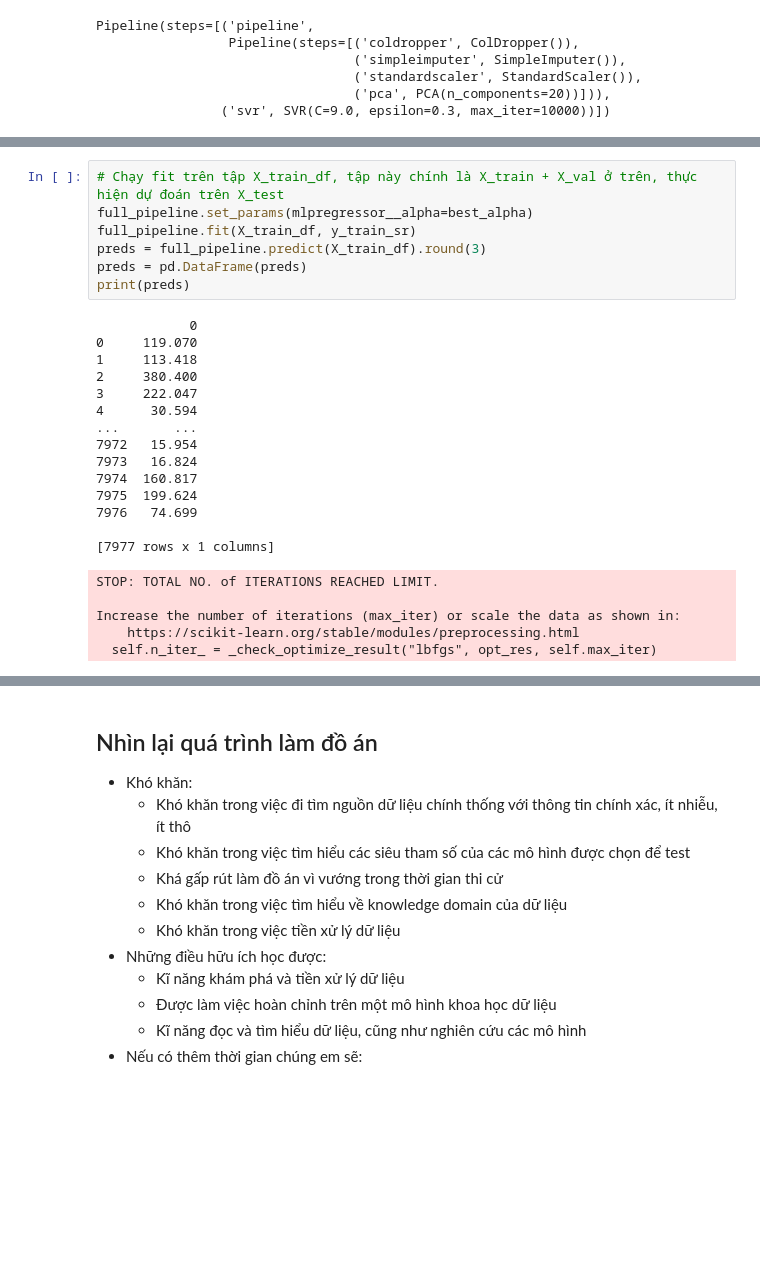
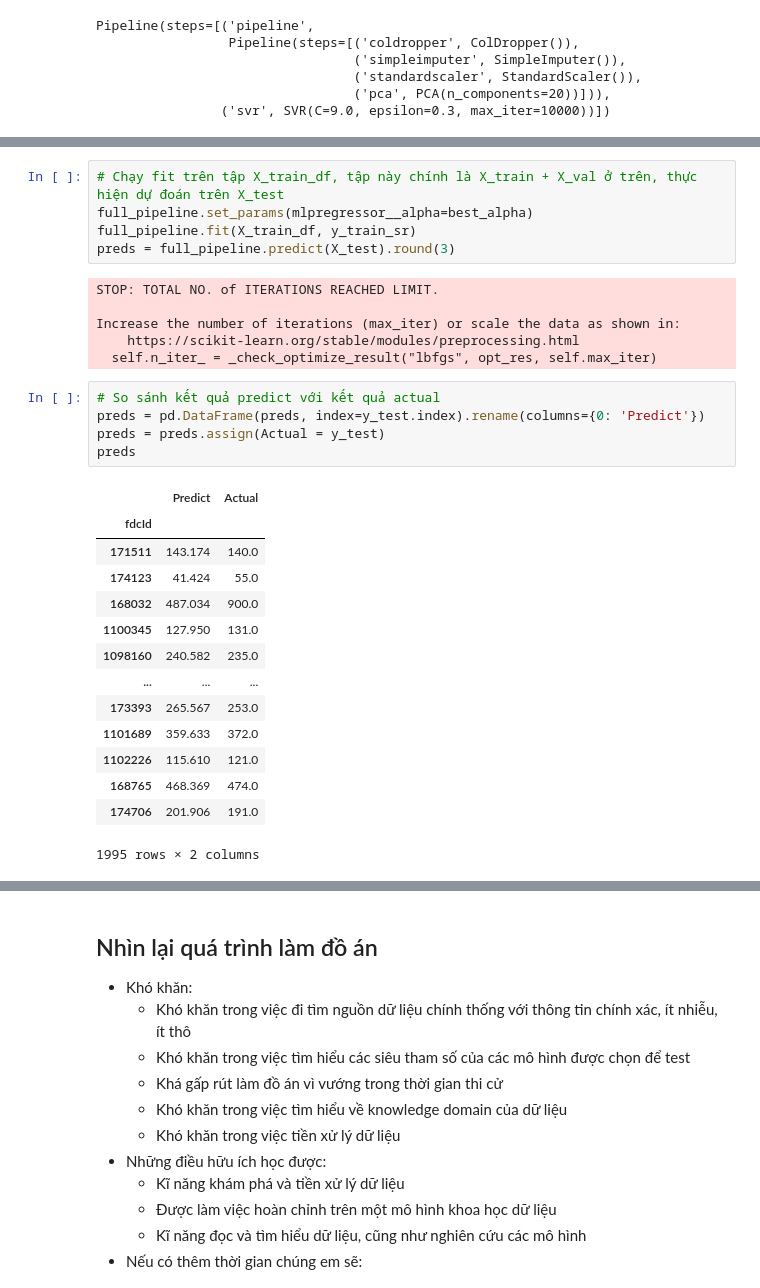
Before and after one commit to Sy-Pham/Final_DataScience_Project, a Jupyter notebook: Nutrients_Food_Analysis.ipynb, the cells around one changed output, grey strips where cells are left out. Cells and saved outputs as stored; diff of their text form; blank space fills up the shorter version.

```diff
--- a/Nutrients_Food_Analysis.ipynb
+++ b/Nutrients_Food_Analysis.ipynb
@@ -558,29 +599,33 @@ plt.title('validation errors'); plt.ylabel('alpha');
 # Chạy fit trên tập X_train_df, tập này chính là X_train + X_val ở trên, thực hiện dự đoán trên X_test
 full_pipeline.set_params(mlpregressor__alpha=best_alpha)
 full_pipeline.fit(X_train_df, y_train_sr)
-preds = full_pipeline.predict(X_train_df).round(3)
-preds = pd.DataFrame(preds)
-print(preds)
+preds = full_pipeline.predict(X_test).round(3)
 # %% [output]
-            0
-0     119.070
-1     113.418
-2     380.400
-3     222.047
-4      30.594
-...       ...
-7972   15.954
-7973   16.824
-7974  160.817
-7975  199.624
-7976   74.699
+STOP: TOTAL NO. of ITERATIONS REACHED LIMIT.
 
-[7977 rows x 1 columns]
+Increase the number of iterations (max_iter) or scale the data as shown in:
+    https://scikit-learn.org/stable/modules/preprocessing.html
+  self.n_iter_ = _check_optimize_result("lbfgs", opt_res, self.max_iter)
-STOP: TOTAL NO. of ITERATIONS REACHED LIMIT.
-
-Increase the number of iterations (max_iter) or scale the data as shown in:
-    https://scikit-learn.org/stable/modules/preprocessing.html
-  self.n_iter_ = _check_optimize_result("lbfgs", opt_res, self.max_iter)
+# %%
+# So sánh kết quả predict với kết quả actual
+preds = pd.DataFrame(preds, index=y_test.index).rename(columns={0: 'Predict'})
+preds = preds.assign(Actual = y_test)
+preds
+# %% [output]
+|  | Predict | Actual |
+| fdcId |  |  |
+| 171511 | 143.174 | 140.0 |
+| 174123 | 41.424 | 55.0 |
+| 168032 | 487.034 | 900.0 |
+| 1100345 | 127.950 | 131.0 |
+| 1098160 | 240.582 | 235.0 |
+| ... | ... | ... |
+| 173393 | 265.567 | 253.0 |
+| 1101689 | 359.633 | 372.0 |
+| 1102226 | 115.610 | 121.0 |
+| 168765 | 468.369 | 474.0 |
+| 174706 | 201.906 | 191.0 |
+1995 rows × 2 columns
 # %%
 # Tính kết quả độ chính xác của mô hình trên tập y_test
 results = full_pipeline.score(X_test, y_test)
```
Also changed, not shown: parts of 16 cells of this notebook, 2 other files.
